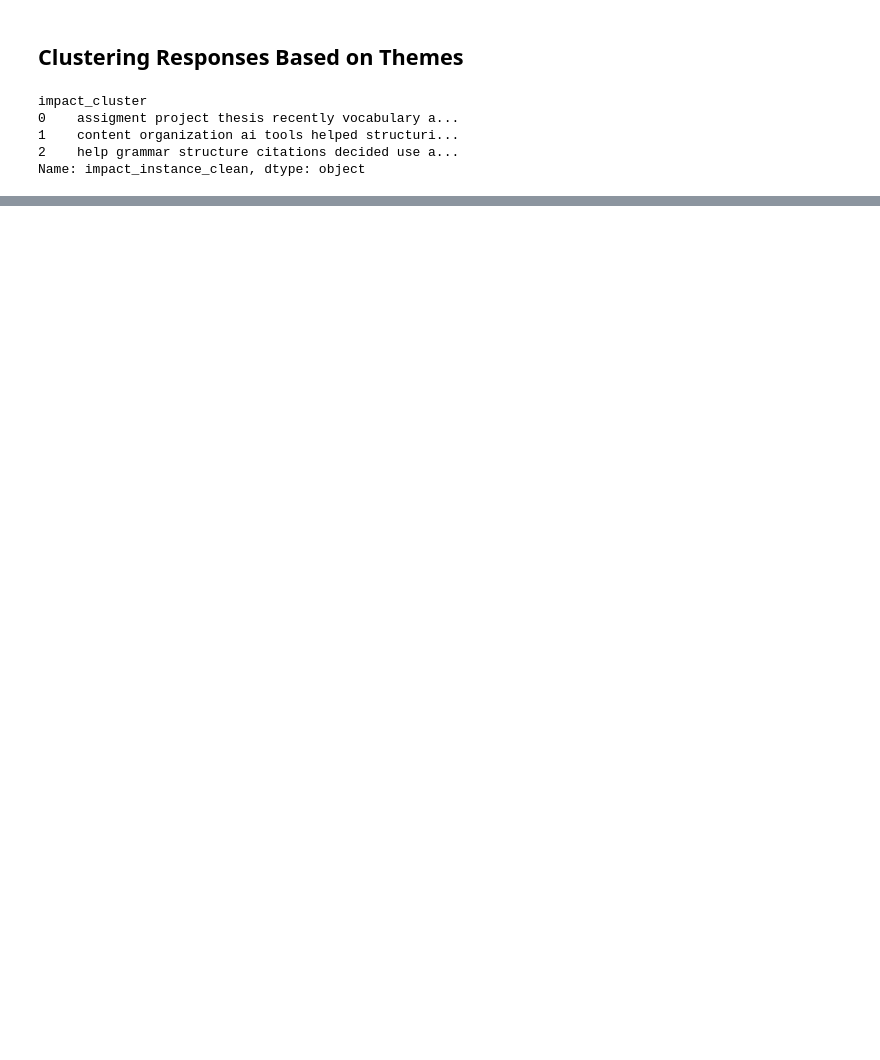
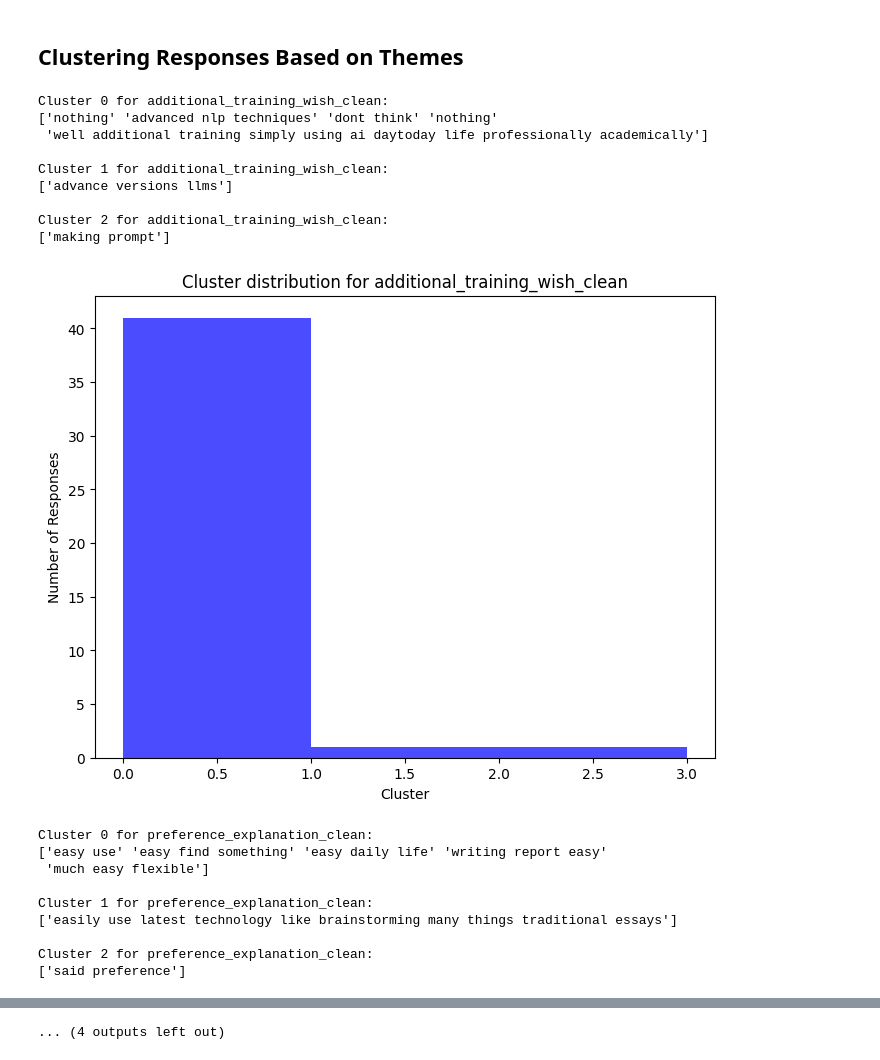
Before and after one commit to shahnawaz-pabon/hmi-rethinking-essays, a Jupyter notebook: rethinking-essays.ipynb, the cells around one changed output, grey strips where cells are left out. Drawn from its saved outputs; the diff is of its cells as text; code cells hidden in the pictures; blank space fills up the shorter version.

Commit message:
educator role added, completed analysis for sentiment, clustering, variations based on roles and education levels

```diff
--- a/rethinking-essays.ipynb
+++ b/rethinking-essays.ipynb
@@ -492,17 +571,14 @@ Top keywords for postgraduates (impact instance): [('ai', 6), ('tools', 4), ('he
 # %%
 # Function to get sentiment polarity
 def get_sentiment(text):
-    return TextBlob(text).sentiment.polarity
+    return TextBlob(str(text)).sentiment.polarity
 
 # Apply sentiment analysis to key questions
-data['sentiment_preference'] = data['preference_explanation_clean'].dropna().apply(get_sentiment)
-data['sentiment_impact'] = data['impact_instance_clean'].dropna().apply(get_sentiment)
-data['sentiment_traditional_issues'] = data['usability_issues_traditional_clean'].dropna().apply(get_sentiment)
-data['sentiment_reflective_issues'] = data['usability_issues_reflective_clean'].dropna().apply(get_sentiment)
+for question in questions:
+    data[f'sentiment_{question}'] = data[question].dropna().apply(get_sentiment)
 
-# Summary statistics
-print("Average sentiment for preference explanation:", data['sentiment_preference'].mean())
-print("Average sentiment for impact instance:", data['sentiment_impact'].mean())
-print("Average sentiment for traditional issues:", data['sentiment_traditional_issues'].mean())
-print("Average sentiment for reflective issues:", data['sentiment_reflective_issues'].mean())
+# Summary statistics for each question
+for question in questions:
+    print(f"Average sentiment for {question}:", data[f'sentiment_{question}'].mean().round(3))
+    print(f"Sentiment distribution for {question}:\n", data[f'sentiment_{question}'].describe(), "\n")
 # %% [output]
@@ -513,22 +602,53 @@ Average sentiment for reflective issues: 0.05490863787375415
 # %% [markdown]
 ## Clustering Responses Based on Themes
 # %%
-# Vectorize the text data for clustering
-vectorizer = TfidfVectorizer(stop_words='english')
-X = vectorizer.fit_transform(data['impact_instance_clean'].dropna())
+# Function to perform clustering on text data
+def cluster_responses(column_name, n_clusters=3, sample_size=5):
+    vectorizer = TfidfVectorizer(stop_words='english')
+    X = vectorizer.fit_transform(data[column_name].dropna().astype(str))
 
-# Perform K-means clustering
-kmeans = KMeans(n_clusters=3, random_state=42)
-clusters = kmeans.fit_predict(X)
+    # Perform K-means clustering
+    kmeans = KMeans(n_clusters=n_clusters, random_state=42)
+    clusters = kmeans.fit_predict(X)
 
-# Add cluster labels to the data
-data['impact_cluster'] = clusters
+    # Add cluster labels to the data
+    data[f'{column_name}_cluster'] = pd.Series(clusters, index=data[column_name].dropna().index)
 
-# Analyze the clusters
-print(data.groupby('impact_cluster')['impact_instance_clean'].apply(lambda x: ' '.join(x)).head())
+    # Analyze the clusters
+    for cluster in range(n_clusters):
+        cluster_data = data[data[f'{column_name}_cluster'] == cluster][column_name]
+        sample_size = min(len(cluster_data), sample_size)  # Ensure sample size does not exceed cluster size
+        print(f"\nCluster {cluster} for {column_name}:")
+        print(cluster_data.sample(sample_size, replace=False).values)
+
+    # Optional: Visualize the distribution of clusters
+    plt.figure(figsize=(8, 6))
+    plt.hist(data[f'{column_name}_cluster'], bins=range(n_clusters + 1), color='blue', alpha=0.7)
+    plt.title(f'Cluster distribution for {column_name}')
+    plt.xlabel('Cluster')
+    plt.ylabel('Number of Responses')
+    plt.show()
+
+# Perform clustering for each key question
+for question in questions:
+    cluster_responses(question, n_clusters=3, sample_size=5)
 # %% [output]
-impact_cluster
-0    assigment project thesis recently vocabulary a...
-1    content organization ai tools helped structuri...
-2    help grammar structure citations decided use a...
-Name: impact_instance_clean, dtype: object
+Cluster 0 for additional_training_wish_clean:
+['nothing' 'advanced nlp techniques' 'dont think' 'nothing'
+ 'well additional training simply using ai daytoday life professionally academically']
+
+Cluster 1 for additional_training_wish_clean:
+['advance versions llms']
+
+Cluster 2 for additional_training_wish_clean:
+['making prompt']
+[figure, added]
+Cluster 0 for preference_explanation_clean:
+['easy use' 'easy find something' 'easy daily life' 'writing report easy'
+ 'much easy flexible']
+
+Cluster 1 for preference_explanation_clean:
+['easily use latest technology like brainstorming many things traditional essays']
+
+Cluster 2 for preference_explanation_clean:
+['said preference']
@@ -534,0 +706 @@ Name: impact_instance_clean, dtype: object
+... (4 outputs left out)
```
Also changed, not shown: parts of 14 cells of this notebook, 1 other file.
